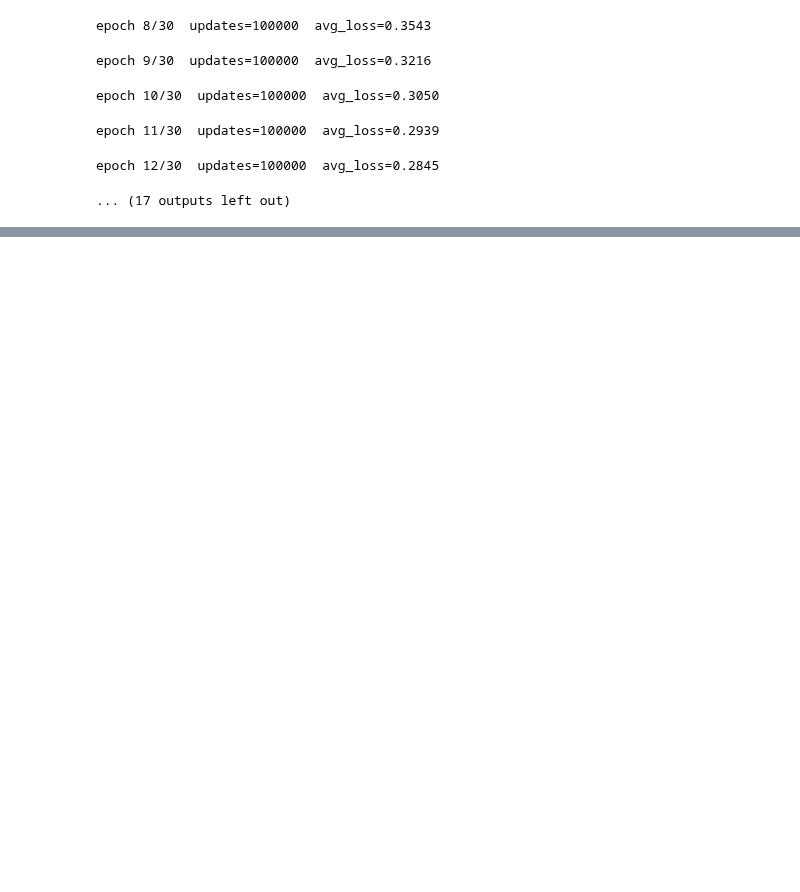
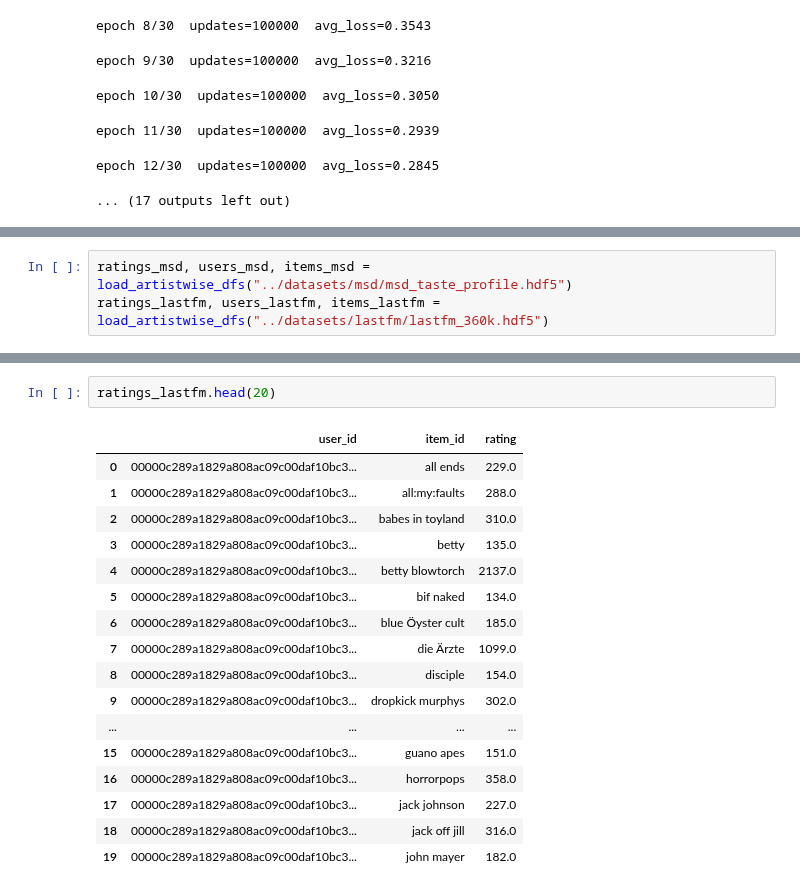
Before and after one commit to TauRoeed/OPC, a Jupyter notebook: BPR/datasets.ipynb, the cells around one changed output, grey strips where cells are left out. Cells and saved outputs as stored; diff of their text form; blank space fills up the shorter version.

```diff
--- a/BPR/datasets.ipynb
+++ b/BPR/datasets.ipynb
@@ -123,0 +153,3 @@ KeyError: "None of [Index(['category'], dtype='object')] are in the [columns]"
+# %%
+ratings_msd, users_msd, items_msd = load_artistwise_dfs("../datasets/msd/msd_taste_profile.hdf5")
+ratings_lastfm, users_lastfm, items_lastfm = load_artistwise_dfs("../datasets/lastfm/lastfm_360k.hdf5")
@@ -123,0 +172,20 @@ KeyError: "None of [Index(['category'], dtype='object')] are in the [columns]"
+# %%
+ratings_lastfm.head(20)
+# %% [output]
+|  | user_id | item_id | rating |
+| 0 | 00000c289a1829a808ac09c00daf10bc3... | all ends | 229.0 |
+| 1 | 00000c289a1829a808ac09c00daf10bc3... | all:my:faults | 288.0 |
+| 2 | 00000c289a1829a808ac09c00daf10bc3... | babes in toyland | 310.0 |
+| 3 | 00000c289a1829a808ac09c00daf10bc3... | betty | 135.0 |
+| 4 | 00000c289a1829a808ac09c00daf10bc3... | betty blowtorch | 2137.0 |
+| 5 | 00000c289a1829a808ac09c00daf10bc3... | bif naked | 134.0 |
+| 6 | 00000c289a1829a808ac09c00daf10bc3... | blue Öyster cult | 185.0 |
+| 7 | 00000c289a1829a808ac09c00daf10bc3... | die Ärzte | 1099.0 |
+| 8 | 00000c289a1829a808ac09c00daf10bc3... | disciple | 154.0 |
+| 9 | 00000c289a1829a808ac09c00daf10bc3... | dropkick murphys | 302.0 |
+| ... | ... | ... | ... |
+| 15 | 00000c289a1829a808ac09c00daf10bc3... | guano apes | 151.0 |
+| 16 | 00000c289a1829a808ac09c00daf10bc3... | horrorpops | 358.0 |
+| 17 | 00000c289a1829a808ac09c00daf10bc3... | jack johnson | 227.0 |
+| 18 | 00000c289a1829a808ac09c00daf10bc3... | jack off jill | 316.0 |
+| 19 | 00000c289a1829a808ac09c00daf10bc3... | john mayer | 182.0 |
```
Also changed, not shown: parts of 15 cells of this notebook, 6 other files.
